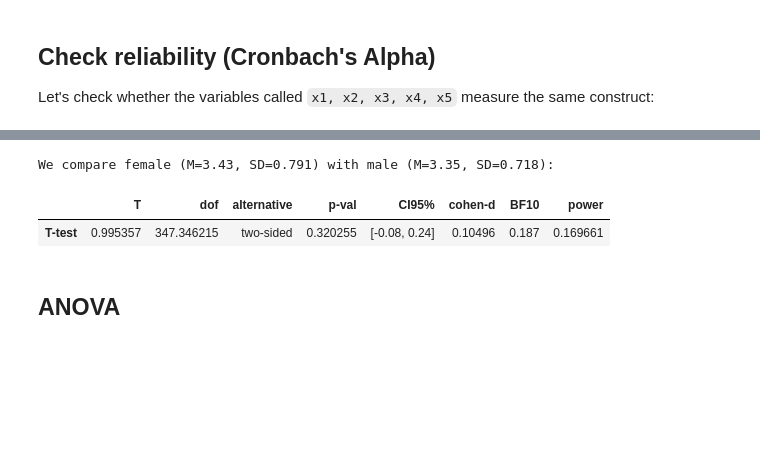
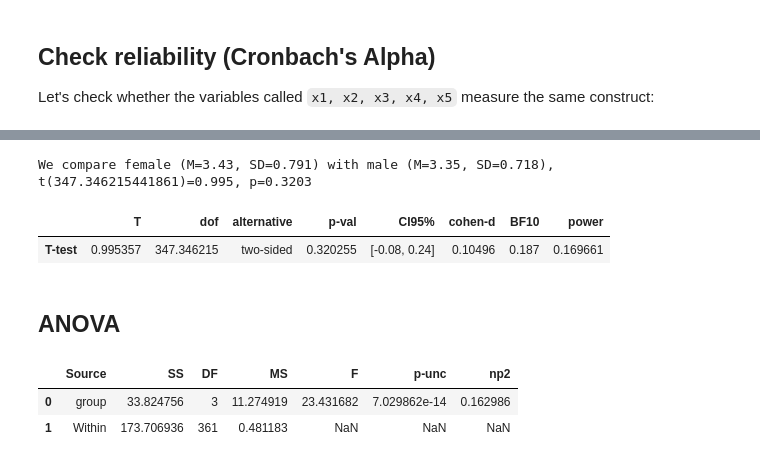
Before and after one commit to uvacw/teaching-ds-rp, a Jupyter notebook: week3/analyzing-experiments.ipynb, the cells around one changed output, grey strips where cells are left out. Drawn from its saved outputs; the diff is of its cells as text; code cells hidden in the pictures; blank space fills up the shorter version.

```diff
--- a/week3/analyzing-experiments.ipynb
+++ b/week3/analyzing-experiments.ipynb
@@ -186,11 +188,24 @@ Cronbach's alpha=0.936, confidence interval= [0.925 0.946]
 # %%
 (label1, values1), (label2, values2) = df.groupby('gender')['dv']
+
+testresult = pg.ttest(values1, values2)
+
 print(f"We compare {label1} (M={np.mean(values1):.2f}, SD={np.std(values1):.3f}) "
-     f"with {label2} (M={np.mean(values2):.2f}, SD={np.std(values2):.3f}):")
-pg.ttest(values1, values2)
+     f"with {label2} (M={np.mean(values2):.2f}, SD={np.std(values2):.3f}), "
+     f"t({testresult.iloc[0,1]})={testresult.iloc[0,0]:.3f}, "
+     f"p={testresult.iloc[0,3]:.4f}.")
+
+testresult
 # %% [output]
-We compare female (M=3.43, SD=0.791) with male (M=3.35, SD=0.718):
+We compare female (M=3.43, SD=0.791) with male (M=3.35, SD=0.718), t(347.346215441861)=0.995, p=0.3203
 |  | T | dof | alternative | p-val | CI95% | cohen-d | BF10 | power |
 | T-test | 0.995357 | 347.346215 | two-sided | 0.320255 | [-0.08, 0.24] | 0.10496 | 0.187 | 0.169661 |
 # %% [markdown]
 ## ANOVA
+# %%
+aov = pg.anova(data=df, dv='dv', between='group', detailed=True)
+aov
+# %% [output]
+|  | Source | SS | DF | MS | F | p-unc | np2 |
+| 0 | group | 33.824756 | 3 | 11.274919 | 23.431682 | 7.029862e-14 | 0.162986 |
+| 1 | Within | 173.706936 | 361 | 0.481183 | NaN | NaN | NaN |
```
Also changed, not shown: parts of 3 cells of this notebook, 1 other file.
